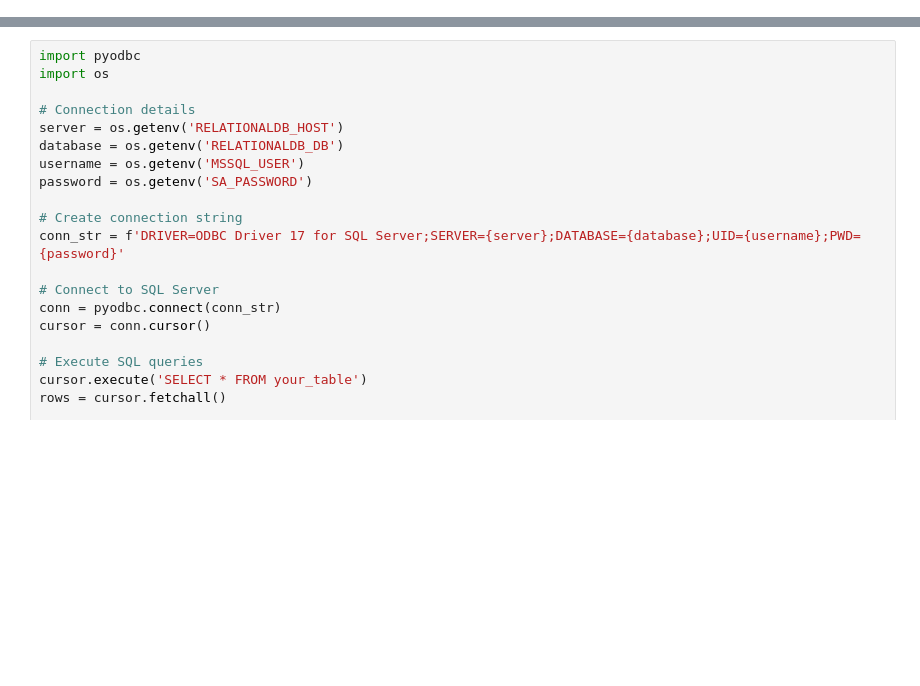
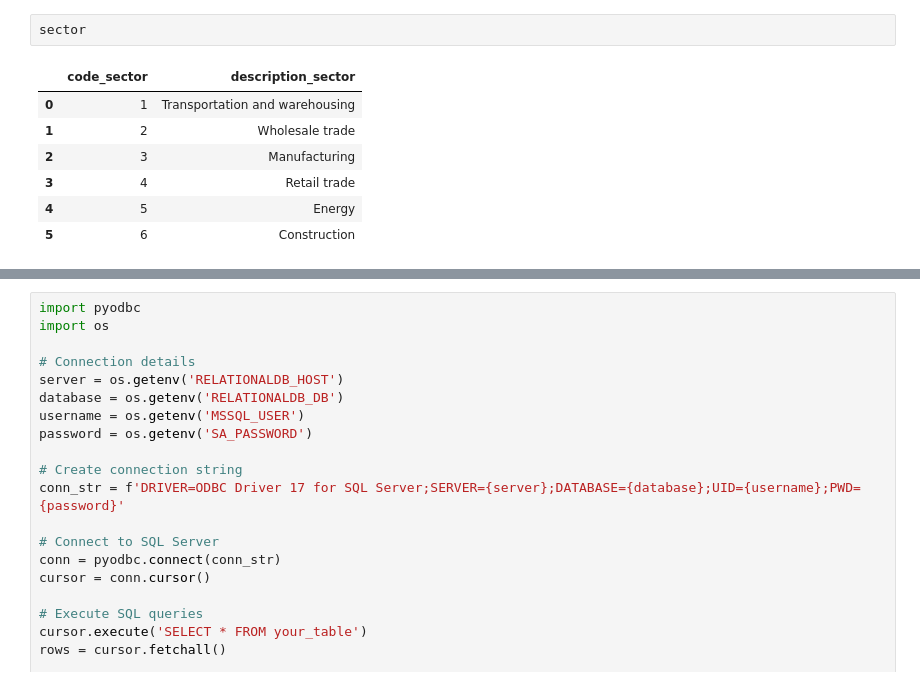
Before and after one commit to RiccardoGTolli/REVO_challenge, a Jupyter notebook: revo/notebooks/db_connection.ipynb, the cells around one changed output, grey strips where cells are left out. Drawn from its saved outputs; the diff is of its cells as text; blank space fills up the shorter version.

```diff
--- a/revo/notebooks/db_connection.ipynb
+++ b/revo/notebooks/db_connection.ipynb
@@ -0,0 +99,10 @@
+# %%
+sector
+# %% [output]
+|  | code_sector | description_sector |
+| 0 | 1 | Transportation and warehousing |
+| 1 | 2 | Wholesale trade |
+| 2 | 3 | Manufacturing |
+| 3 | 4 | Retail trade |
+| 4 | 5 | Energy |
+| 5 | 6 | Construction |
```
Also changed, not shown: parts of 9 cells of this notebook, 22 other files.
